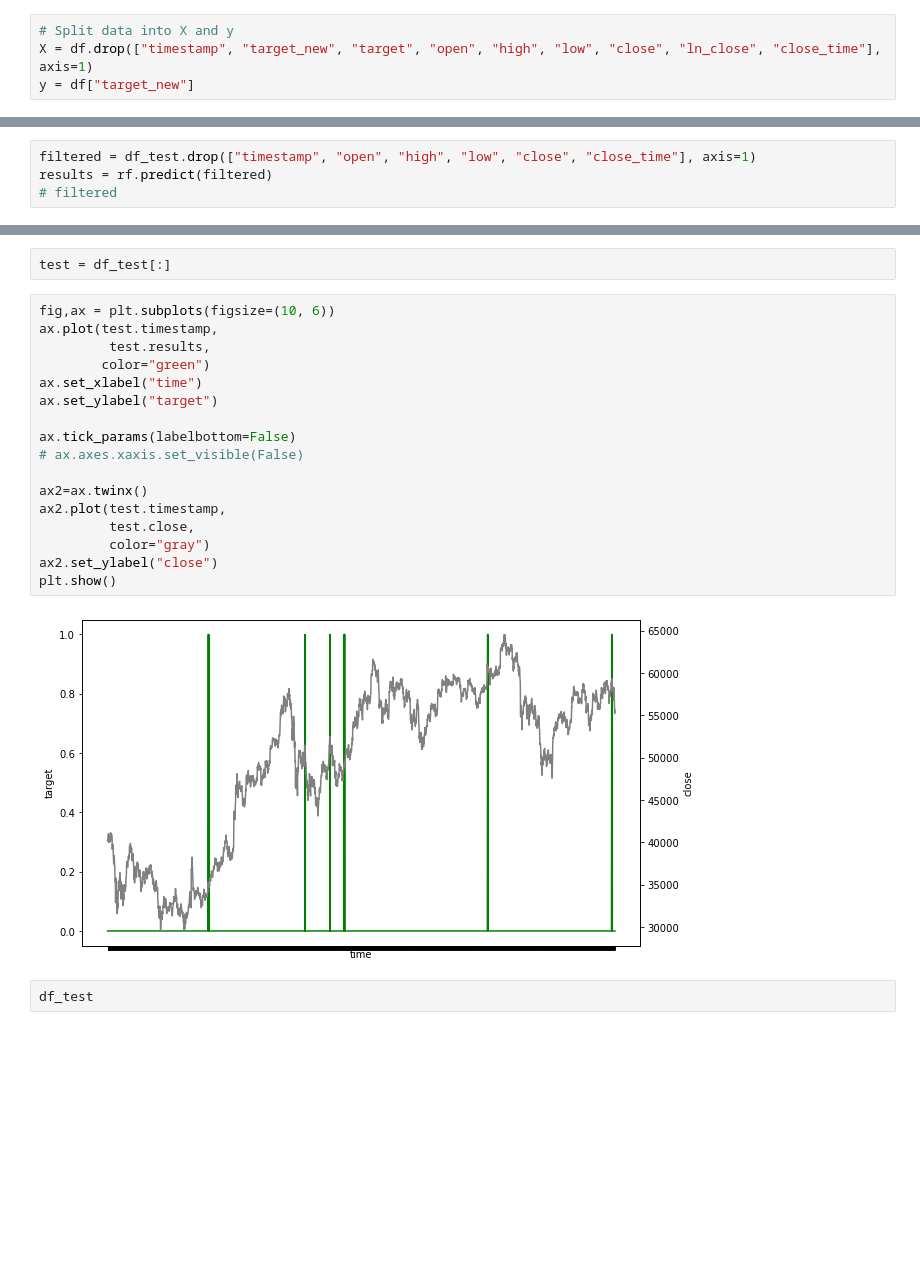
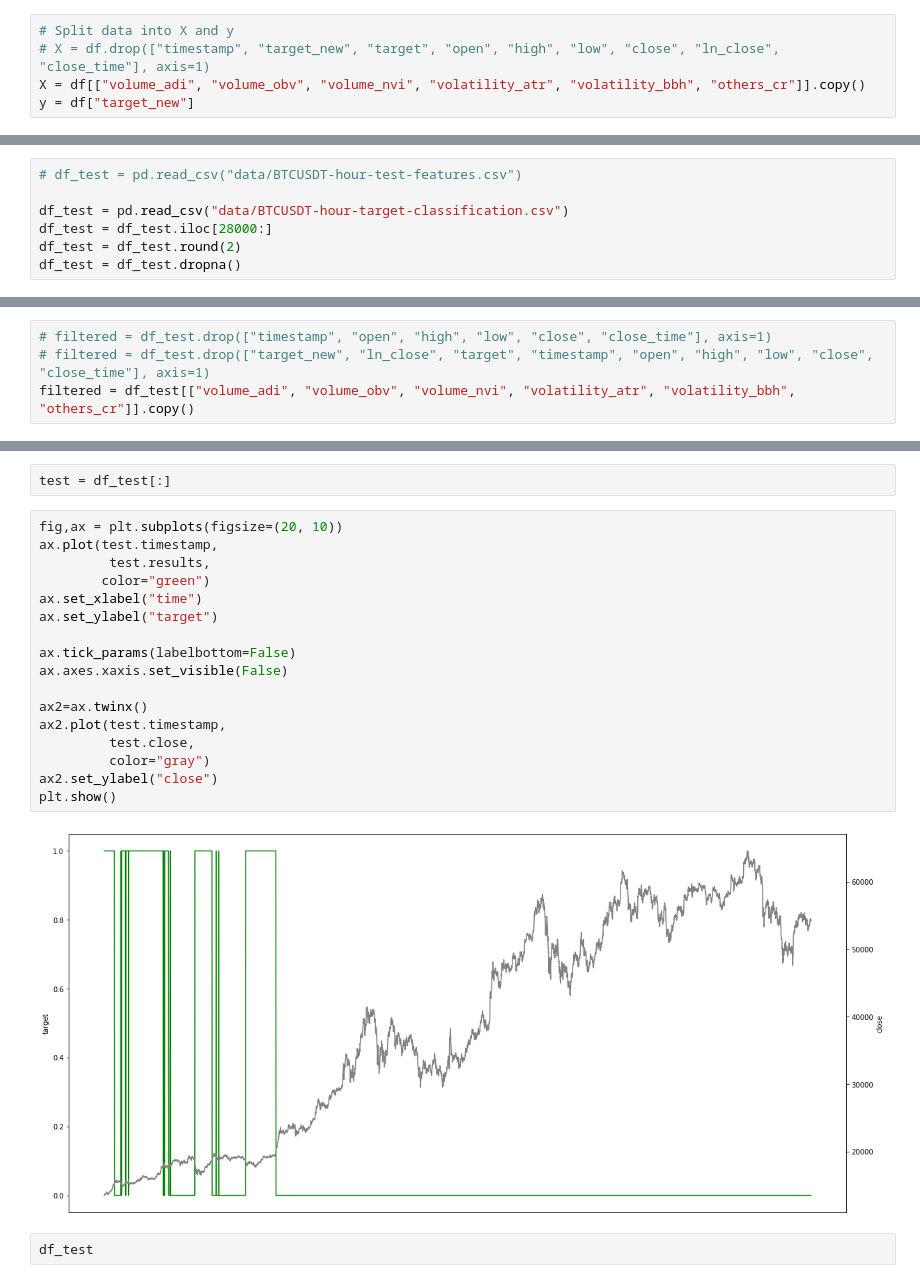
Before and after one commit to sunnymnie/bruh-moments, a Jupyter notebook: crypto/ml-analysis/c-buy-v1.ipynb, the cells around one changed output, grey strips where cells are left out. Cells and saved outputs as stored; diff of their text form; blank space fills up the shorter version.

```diff
--- a/crypto/ml-analysis/c-buy-v1.ipynb
+++ b/crypto/ml-analysis/c-buy-v1.ipynb
@@ -47,6 +46,7 @@ ax = sns.heatmap(corr_matrix,
 # %%
 # Split data into X and y
-X = df.drop(["timestamp", "target_new", "target", "open", "high", "low", "close", "ln_close", "close_time"], axis=1)
+# X = df.drop(["timestamp", "target_new", "target", "open", "high", "low", "close", "ln_close", "close_time"], axis=1)
+X = df[["volume_adi", "volume_obv", "volume_nvi", "volatility_atr", "volatility_bbh", "others_cr"]].copy()
 y = df["target_new"]
 # %%
 # Split data into train and test sets
@@ -177,0 +154,7 @@ df_test = pd.read_csv("data/BTCUSDT-hour-test-features.csv")
+# %%
+# df_test = pd.read_csv("data/BTCUSDT-hour-test-features.csv")
+
+df_test = pd.read_csv("data/BTCUSDT-hour-target-classification.csv")
+df_test = df_test.iloc[28000:]
+df_test = df_test.round(2)
+df_test = df_test.dropna()
@@ -178,4 +177,4 @@ df_test = pd.read_csv("data/BTCUSDT-hour-test-features.csv")
 # %%
-filtered = df_test.drop(["timestamp", "open", "high", "low", "close", "close_time"], axis=1)
-results = rf.predict(filtered)
-# filtered
+# filtered = df_test.drop(["timestamp", "open", "high", "low", "close", "close_time"], axis=1)
+# filtered = df_test.drop(["target_new", "ln_close", "target", "timestamp", "open", "high", "low", "close", "close_time"], axis=1)
+filtered = df_test[["volume_adi", "volume_obv", "volume_nvi", "volatility_atr", "volatility_bbh", "others_cr"]].copy()
@@ -184,24 +186,24 @@ df_test["results"] = results
 # %%
 test = df_test[:]
 # %%
-fig,ax = plt.subplots(figsize=(10, 6))
+fig,ax = plt.subplots(figsize=(20, 10))
 ax.plot(test.timestamp,
          test.results,
         color="green")
 ax.set_xlabel("time")
 ax.set_ylabel("target")
 
 ax.tick_params(labelbottom=False)
-# ax.axes.xaxis.set_visible(False)
+ax.axes.xaxis.set_visible(False)
 
 ax2=ax.twinx()
 ax2.plot(test.timestamp,
          test.close,
          color="gray")
 ax2.set_ylabel("close")
 plt.show()
 # %% [output]
-[figure, old version]
+[figure, new version]
 # %%
 df_test
 # %% [output]
```
Also changed, not shown: parts of 14 cells of this notebook, 9 other files.
